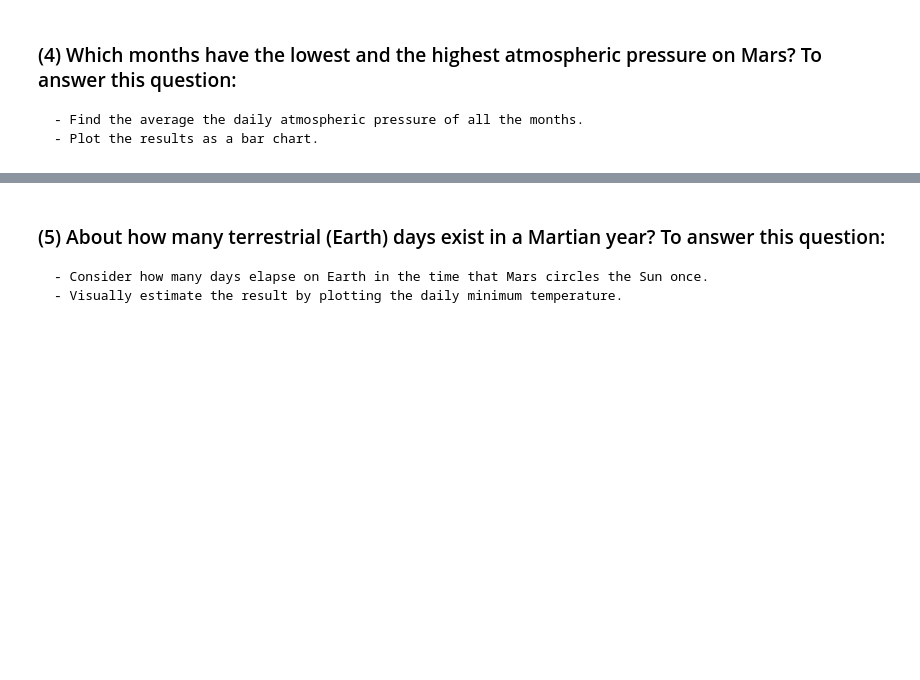
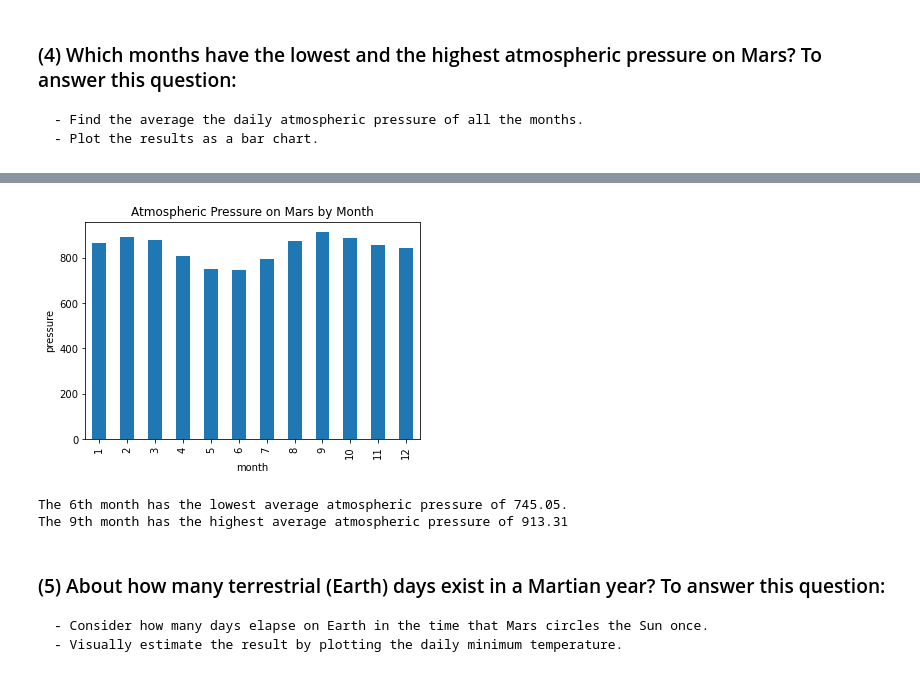
Before and after one commit to JenniferM-BShulyak/data_collection-challenge, a Jupyter notebook: mars_news/part_2_mars_news.ipynb, the cells around one changed output, grey strips where cells are left out. Cells and saved outputs as stored; diff of their text form; code cells hidden in the pictures; blank space fills up the shorter version.

```diff
--- a/mars_news/part_2_mars_news.ipynb
+++ b/mars_news/part_2_mars_news.ipynb
@@ -180,3 +187,7 @@ The warmest monthe of the year is the 8th month with a temperature of -68.38
 ### (4) Which months have the lowest and the highest atmospheric pressure on Mars? To answer this question:
     - Find the average the daily atmospheric pressure of all the months.
     - Plot the results as a bar chart.
+# %%
+# average the atmospheric pressure on mars by grouping the data by month
+avg_pressure = df_ready.groupby(df_ready["month"])["pressure"].mean()
+avg_pressure
@@ -183,3 +209,17 @@ The warmest monthe of the year is the 8th month with a temperature of -68.38
+# %%
+# Plot the average monthly pressure in a bar graph
+avg_pressure.plot(kind="bar")
+plt.ylabel("pressure")
+plt.title("Atmospheric Pressure on Mars by Month")
+plt.show()
+# %% [output]
+[figure, added]
+# %%
+# State the months with the lowest and highest atmospheric pressure
+print(f"The 6th month has the lowest average atmospheric pressure of {round(avg_pressure.min(),2)}.\nThe 9th month has the highest average atmospheric pressure of {round(avg_pressure.max(),2)}")
+# %% [output]
+The 6th month has the lowest average atmospheric pressure of 745.05.
+The 9th month has the highest average atmospheric pressure of 913.31
 # %% [markdown]
 ### (5) About how many terrestrial (Earth) days exist in a Martian year? To answer this question:
     - Consider how many days elapse on Earth in the time that Mars circles the Sun once.
```
Also changed, not shown: parts of 15 cells of this notebook, 1 other file.
